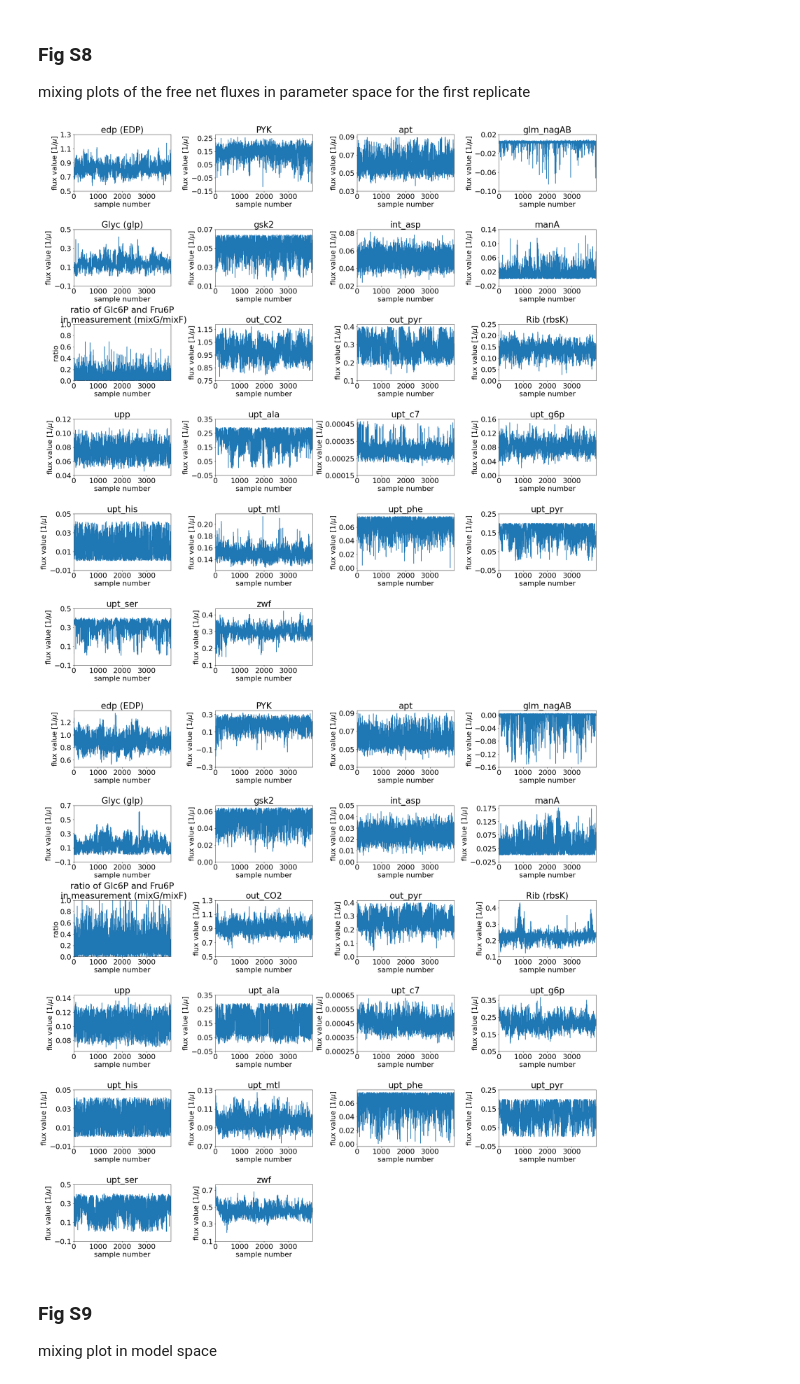
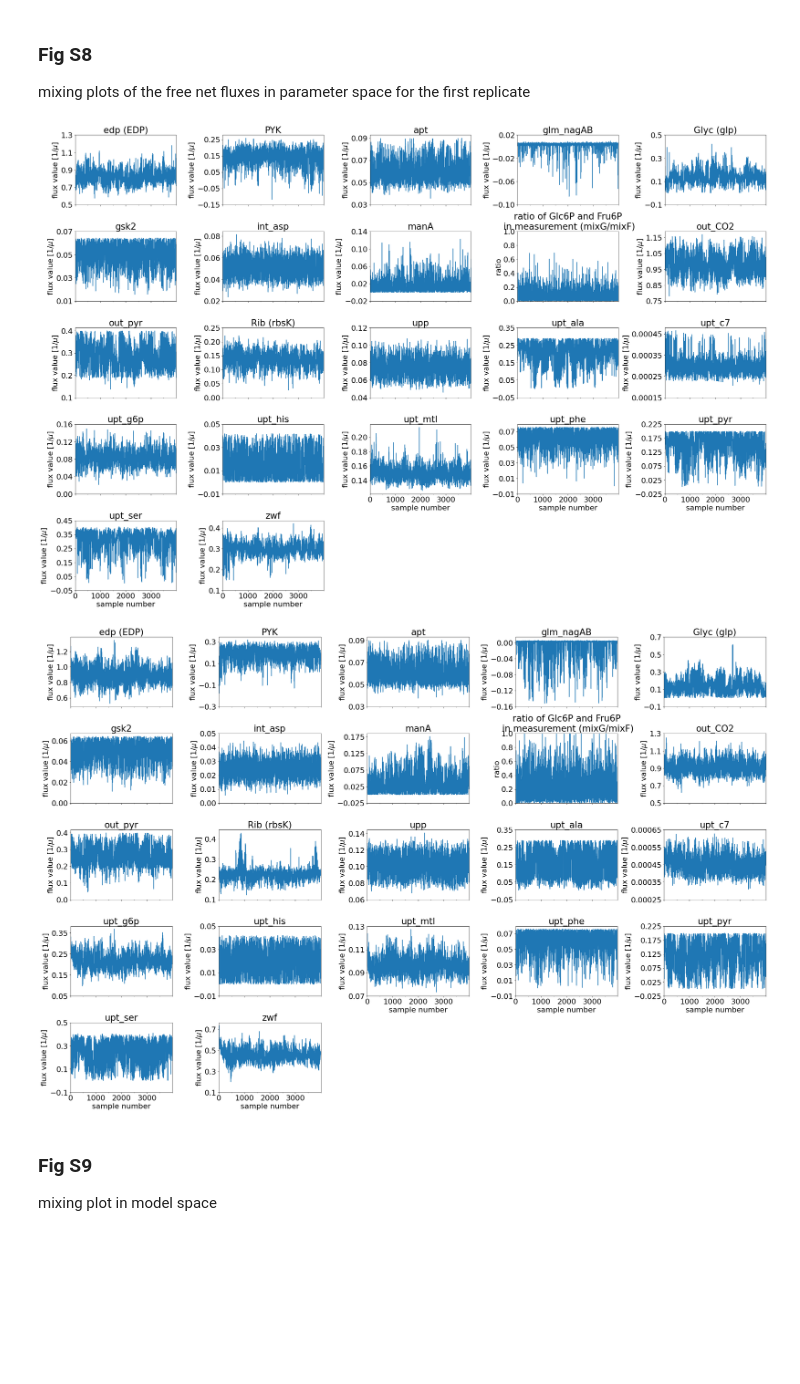
Before and after one commit to JuBiotech/Supplement-to-Mitosch-et-al.-PLOS-2023, a Jupyter notebook: generate_figures.ipynb, the cells around one changed output. Drawn from its saved outputs; the diff is of its cells as text; code cells hidden in the pictures; blank space fills up the shorter version.

```diff
--- a/generate_figures.ipynb
+++ b/generate_figures.ipynb
@@ -618,7 +617,7 @@ for cond in CONDITIONS:
     )
 
     # prepare plot
-    cols = 4
+    cols = 5
     fac = 4
     rows = int(np.ceil(len(net_flux_data.columns) / cols))
     fs = 22
@@ -628,7 +627,7 @@ for cond in CONDITIONS:
         subplots=True,
         layout=(rows, cols),
         figsize=(fac * 1.5 * cols, fac * rows),
-        sharex=False,
+        sharex=True,
         legend=False,
         title=net_flux_data.columns.array,
         color="#1f77b4",
@@ -648,35 +647,35 @@ for cond in CONDITIONS:
                 title = r"upt_NAD ($\frac{1}{3}\times$ upt_c7)"
             if title == "mixG":
                 title = f"ratio of Glc6P and Fru6P\n in measurement (mixG/mixF)"
                 axp.set_ylabel("ratio", fontsize=fs)
                 axp.set_ylim([0, 1])
             title_n = title + ".n"
             if (
                 title_n in flux_dict
                 and not flux_dict[title_n]["name"] == title
                 and not "upt_" in title_n
             ):
                 str_name = "name"
                 title = f"{flux_dict[title_n][str_name]} ({title})"
             axp.set_title(title, fontdict={"fontsize": 1.2 * fs})
 
             yticks = axp.get_yticks()
             if len(yticks) > 6:
                 yticks = yticks[np.arange(0, len(yticks), 2)]
                 axp.set_yticks(yticks)
             axp.set_xlim([0, net_flux_data.shape[0]])
 
         plt.tight_layout()
 
         part = "A"
         if cond == CONDITIONS[1]:
             part = "B"
         plt.savefig(f"out/Fig_S08{part}_mixing_plot.svg")
         plt.savefig(f"out/Fig_S08{part}_mixing_plot.png")
         plt.savefig(f"out/Fig_S08{part}_mixing_plot.pdf")
 # %% [output]
-[figure, old version]
+[figure, new version]
-[figure, old version]
+[figure, new version]
 # %% [markdown]
 ### Fig S9
 
```
Also changed, not shown: parts of 1 cell of this notebook.
